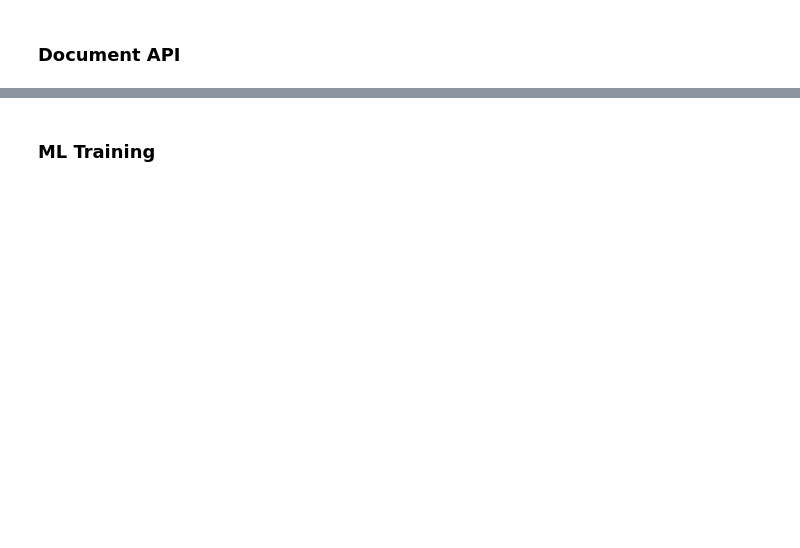
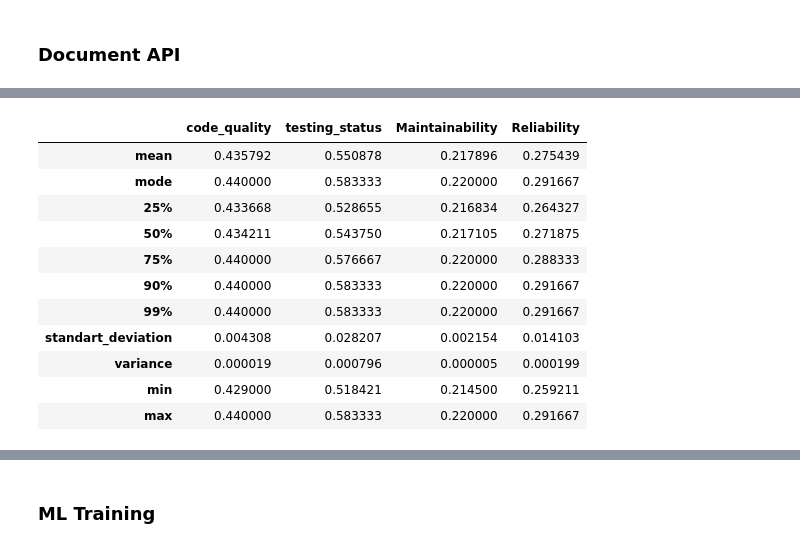
Before and after one commit to fga-eps-mds/2021.1-PCT-Docs, a Jupyter notebook: analytics-notebooks/analytics.ipynb, the cells around one changed output, grey strips where cells are left out. Drawn from its saved outputs; the diff is of its cells as text; code cells hidden in the pictures; blank space fills up the shorter version.

```diff
--- a/analytics-notebooks/analytics.ipynb
+++ b/analytics-notebooks/analytics.ipynb
@@ -456,3 +604,25 @@ documentsapi_metrics
+# %%
+documentsapi_metrics_df = documentsapi_metrics
+
+documentsapi_metrics_df['maintainability'] = documentsapi_metrics_df['code_quality'] * pc1
+documentsapi_metrics_df['Reliability'] = documentsapi_metrics_df['testing_status'] * pc2
+
+documentsapi_descriptive_df = create_descriptive_with_code_and_maintain_df(documentsapi_metrics_df)
+# %%
+documentsapi_descriptive_df
+# %% [output]
+|  | code_quality | testing_status | Maintainability | Reliability |
+| mean | 0.435792 | 0.550878 | 0.217896 | 0.275439 |
+| mode | 0.440000 | 0.583333 | 0.220000 | 0.291667 |
+| 25% | 0.433668 | 0.528655 | 0.216834 | 0.264327 |
+| 50% | 0.434211 | 0.543750 | 0.217105 | 0.271875 |
+| 75% | 0.440000 | 0.576667 | 0.220000 | 0.288333 |
+| 90% | 0.440000 | 0.583333 | 0.220000 | 0.291667 |
+| 99% | 0.440000 | 0.583333 | 0.220000 | 0.291667 |
+| standart_deviation | 0.004308 | 0.028207 | 0.002154 | 0.014103 |
+| variance | 0.000019 | 0.000796 | 0.000005 | 0.000199 |
+| min | 0.429000 | 0.518421 | 0.214500 | 0.259211 |
+| max | 0.440000 | 0.583333 | 0.220000 | 0.291667 |
 # %%
 fig = plt.figure(figsize=(20, 10))
 
```
Also changed, not shown: parts of 52 cells of this notebook, 2 other files.
